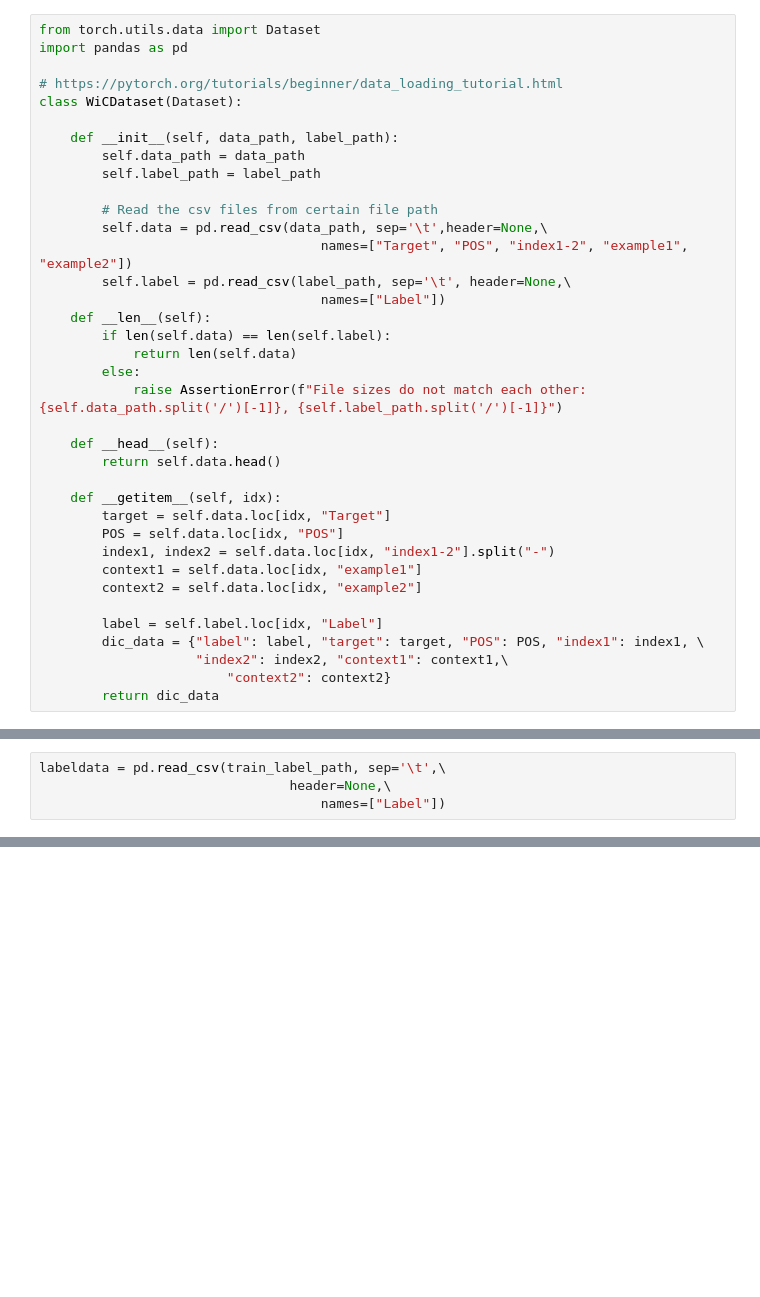
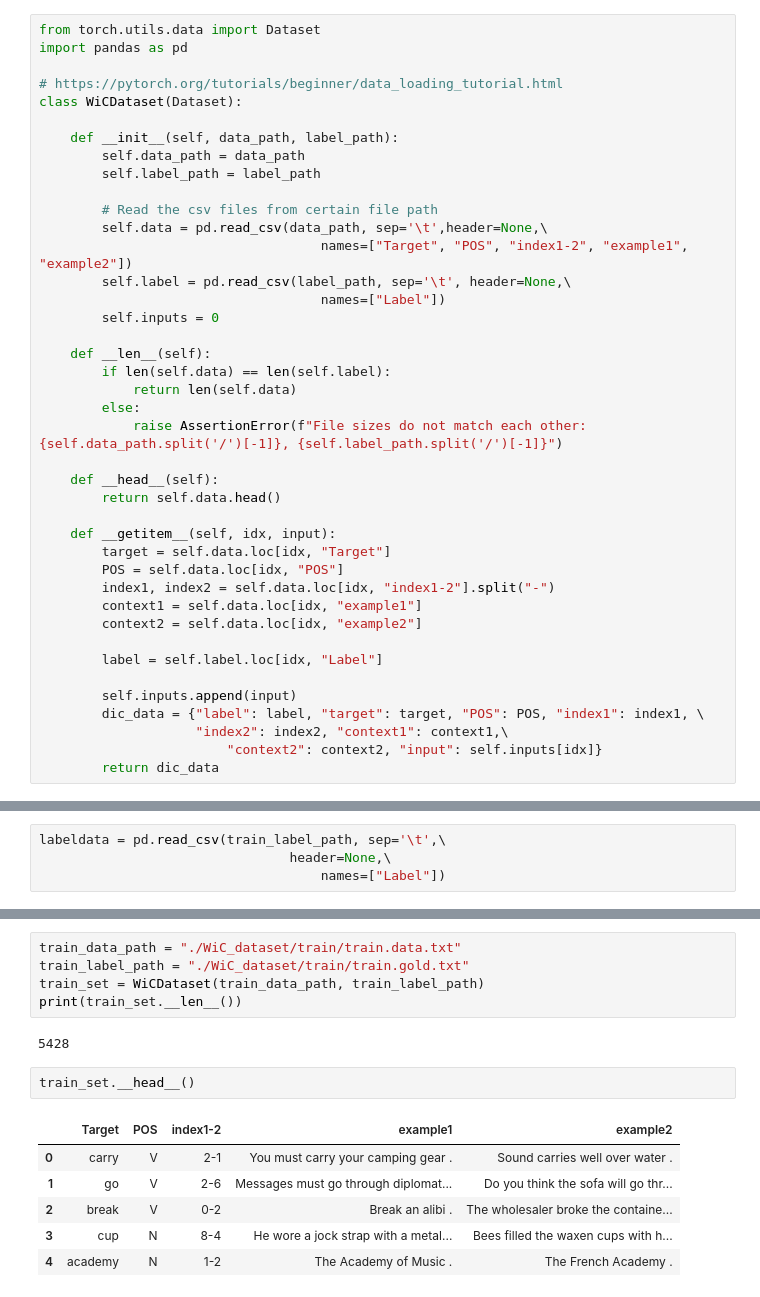
Before and after one commit to Wenxin-Jiang/CS577-NLP, a Jupyter notebook: HW2/dataloader.ipynb, the cells around one changed output, grey strips where cells are left out. Drawn from its saved outputs; the diff is of its cells as text; blank space fills up the shorter version.

```diff
--- a/HW2/dataloader.ipynb
+++ b/HW2/dataloader.ipynb
@@ -31,6 +31,8 @@ class WiCDataset(Dataset):
                                     names=["Target", "POS", "index1-2", "example1", "example2"])
         self.label = pd.read_csv(label_path, sep='\t', header=None,\
                                     names=["Label"])
+        self.inputs = 0
+
     def __len__(self):
         if len(self.data) == len(self.label):
             return len(self.data)
@@ -40,7 +42,7 @@ class WiCDataset(Dataset):
     def __head__(self):
         return self.data.head()
 
-    def __getitem__(self, idx):
+    def __getitem__(self, idx, input):
         target = self.data.loc[idx, "Target"]
         POS = self.data.loc[idx, "POS"]
         index1, index2 = self.data.loc[idx, "index1-2"].split("-")
@@ -48,9 +50,11 @@ class WiCDataset(Dataset):
         context2 = self.data.loc[idx, "example2"]
 
         label = self.label.loc[idx, "Label"]
+
+        self.inputs.append(input)
         dic_data = {"label": label, "target": target, "POS": POS, "index1": index1, \
                     "index2": index2, "context1": context1,\
-                        "context2": context2}
+                        "context2": context2, "input": self.inputs[idx]}
         return dic_data
 # %%
 train_data_path = "./WiC_dataset/train/train.data.txt"
@@ -101,0 +160,16 @@ labeldata.loc[0, "Label"]
+# %%
+train_data_path = "./WiC_dataset/train/train.data.txt"
+train_label_path = "./WiC_dataset/train/train.gold.txt"
+train_set = WiCDataset(train_data_path, train_label_path)
+print(train_set.__len__())
+# %% [output]
+5428
+# %%
+train_set.__head__()
+# %% [output]
+|  | Target | POS | index1-2 | example1 | example2 |
+| 0 | carry | V | 2-1 | You must carry your camping gear . | Sound carries well over water . |
+| 1 | go | V | 2-6 | Messages must go through diplomat... | Do you think the sofa will go thr... |
+| 2 | break | V | 0-2 | Break an alibi . | The wholesaler broke the containe... |
+| 3 | cup | N | 8-4 | He wore a jock strap with a metal... | Bees filled the waxen cups with h... |
+| 4 | academy | N | 1-2 | The Academy of Music . | The French Academy . |
```
Also changed, not shown: parts of 19 cells of this notebook, 15 other files.
